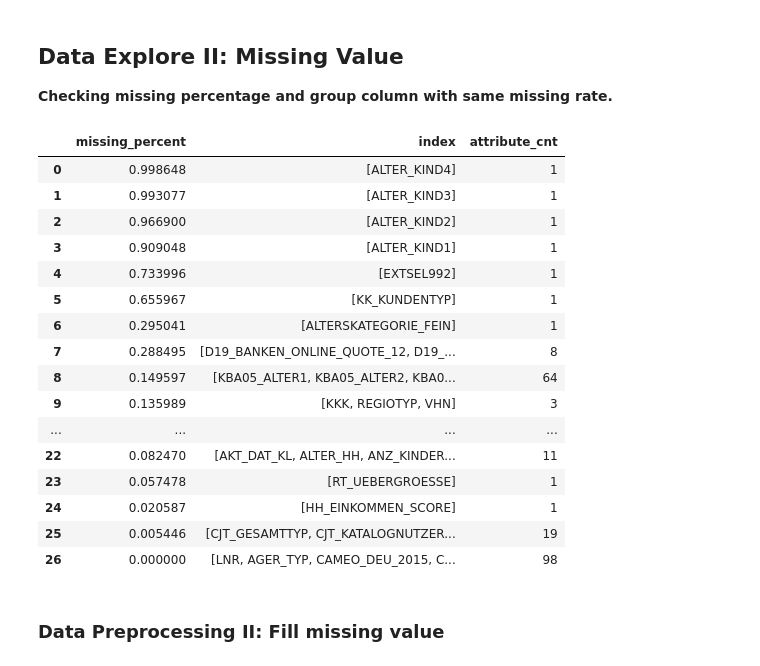
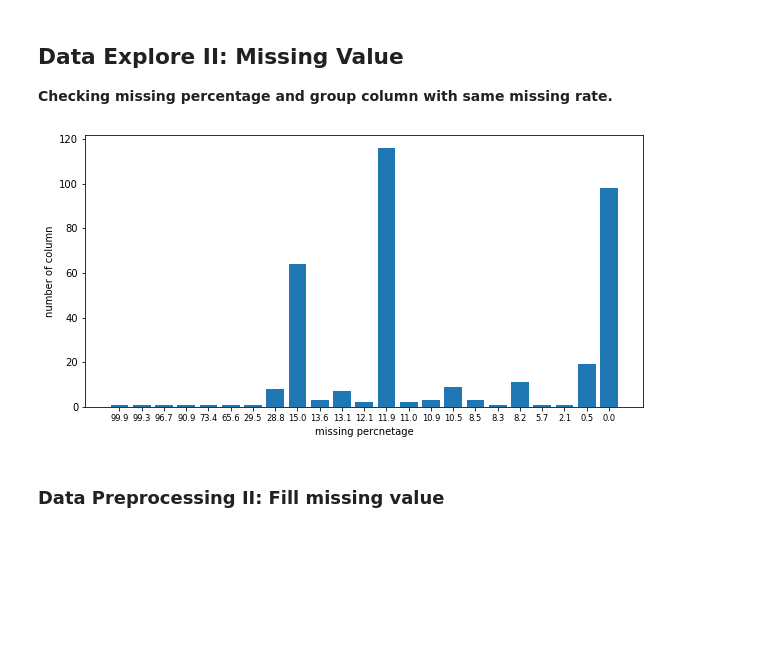
Before and after one commit to jackie-sun7/Udacity-Arvato-Project, a Jupyter notebook: data_wrangling.ipynb, the cells around one changed output. Cells and saved outputs as stored; diff of their text form; code cells hidden in the pictures; blank space fills up the shorter version.

```diff
--- a/data_wrangling.ipynb
+++ b/data_wrangling.ipynb
@@ -89,26 +89,18 @@ azdias_missing_percent = azdias_missing_percent.groupby('missing_percent')['inde
                           .sort_values(['missing_percent'], ascending=False).reset_index(drop=True)
 # %%
 azdias_missing_percent['attribute_cnt'] = azdias_missing_percent['index'].apply(lambda x:len(x))
-# %%
-azdias_missing_percent
-# %% [output]
-|  | missing_percent | index | attribute_cnt |
-| 0 | 0.998648 | [ALTER_KIND4] | 1 |
-| 1 | 0.993077 | [ALTER_KIND3] | 1 |
-| 2 | 0.966900 | [ALTER_KIND2] | 1 |
-| 3 | 0.909048 | [ALTER_KIND1] | 1 |
-| 4 | 0.733996 | [EXTSEL992] | 1 |
-| 5 | 0.655967 | [KK_KUNDENTYP] | 1 |
-| 6 | 0.295041 | [ALTERSKATEGORIE_FEIN] | 1 |
-| 7 | 0.288495 | [D19_BANKEN_ONLINE_QUOTE_12, D19_... | 8 |
-| 8 | 0.149597 | [KBA05_ALTER1, KBA05_ALTER2, KBA0... | 64 |
-| 9 | 0.135989 | [KKK, REGIOTYP, VHN] | 3 |
-| ... | ... | ... | ... |
-| 22 | 0.082470 | [AKT_DAT_KL, ALTER_HH, ANZ_KINDER... | 11 |
-| 23 | 0.057478 | [RT_UEBERGROESSE] | 1 |
-| 24 | 0.020587 | [HH_EINKOMMEN_SCORE] | 1 |
-| 25 | 0.005446 | [CJT_GESAMTTYP, CJT_KATALOGNUTZER... | 19 |
-| 26 | 0.000000 | [LNR, AGER_TYP, CAMEO_DEU_2015, C... | 98 |
+# %%
+plt.figure(figsize=(10,5))
+plt.bar(
+    x=azdias_missing_percent['missing_percent'].apply(lambda x: round(x*100,1)).astype('str'),
+    height=azdias_missing_percent['attribute_cnt']
+)
+plt.xlabel('missing percnetage')
+plt.xticks(fontsize='small')
+plt.ylabel('number of column')
+plt.show()
+# %% [output]
+[figure, added]
 # %% [markdown]
 ### Data Preprocessing II: Fill missing value
 # %% [markdown]
```
Also changed, not shown: parts of 12 cells of this notebook, 3 other files.
